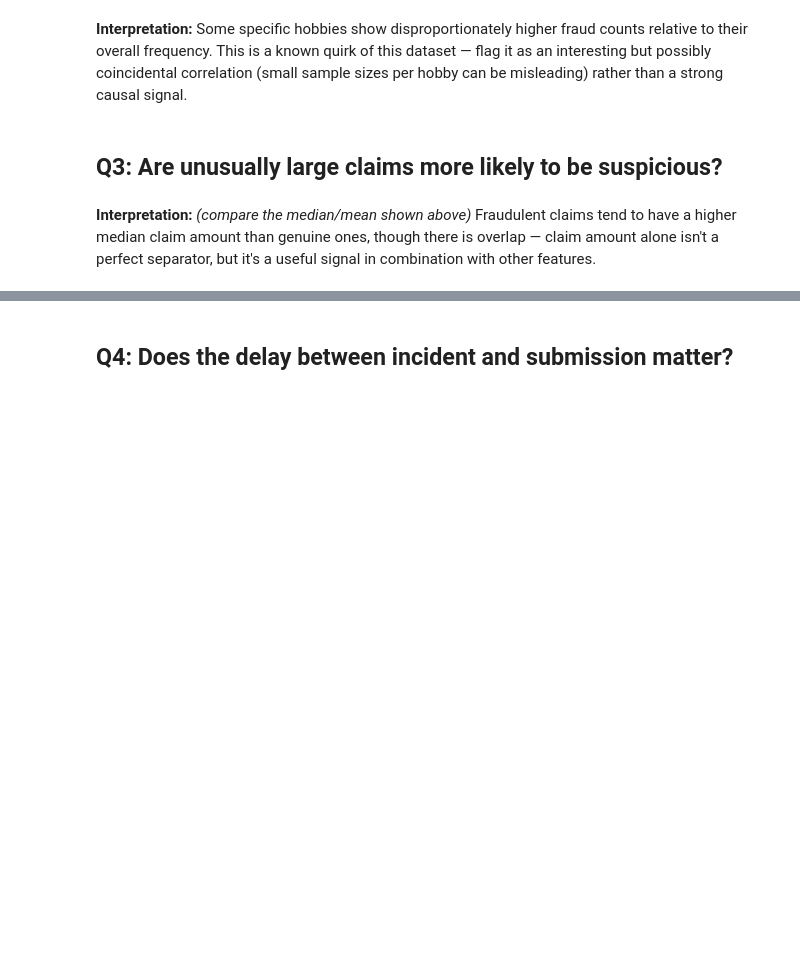
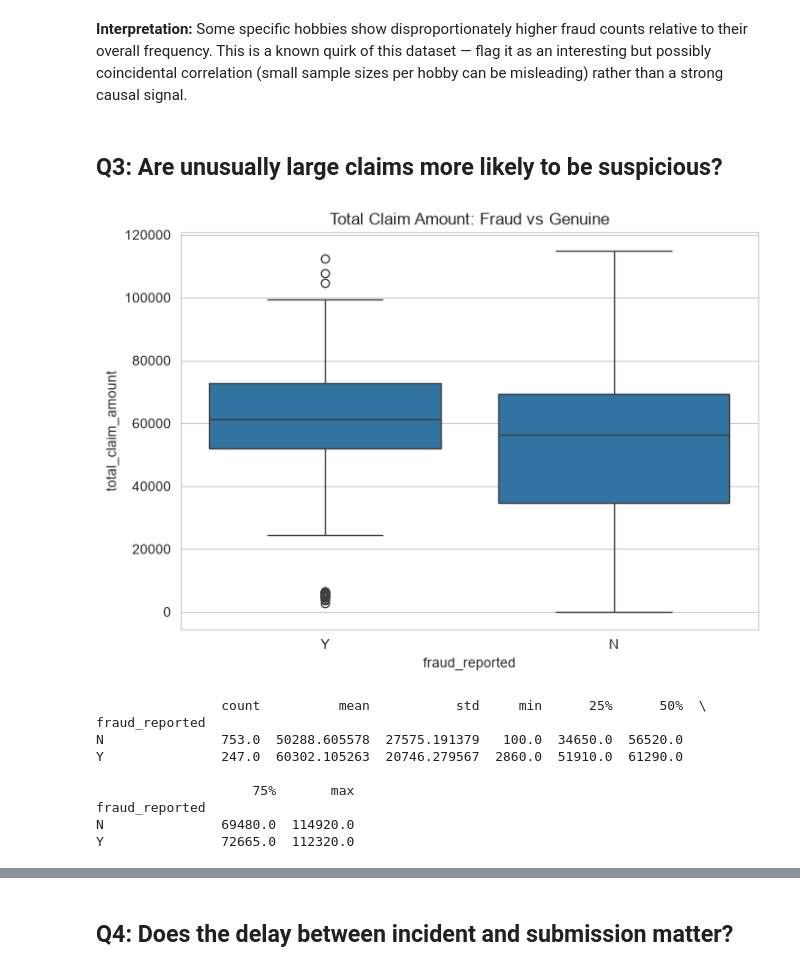
Before and after one commit to deedpak/insurance-claim-risk, a Jupyter notebook: notebooks/02_eda.ipynb, the cells around one changed output, grey strips where cells are left out. Saved outputs shown, nothing was run; the diff lists cells and outputs as text; code cells hidden in the pictures; blank space fills up the shorter version.

```diff
--- a/notebooks/02_eda.ipynb
+++ b/notebooks/02_eda.ipynb
@@ -21,6 +66,21 @@ plt.figure(figsize=(7,5))sns.countplot(data=df, x='insured_hobbies', hue='fraud_
 # %% [markdown]
 ## Q3: Are unusually large claims more likely to be suspicious?
 # %%
-plt.figure(figsize=(7,5))sns.boxplot(data=df, x='fraud_reported', y='total_claim_amount')plt.title('Total Claim Amount: Fraud vs Genuine')plt.tight_layout()plt.show()print(df.groupby('fraud_reported')['total_claim_amount'].describe())
+plt.figure(figsize=(7,5))
+sns.boxplot(data=df, x='fraud_reported', y='total_claim_amount')
+plt.title('Total Claim Amount: Fraud vs Genuine')
+plt.tight_layout()
+plt.show()
+
+print(df.groupby('fraud_reported')['total_claim_amount'].describe())
+# %% [output]
+[figure, added]
+                count          mean           std     min      25%      50%  \
+fraud_reported
+N               753.0  50288.605578  27575.191379   100.0  34650.0  56520.0
+Y               247.0  60302.105263  20746.279567  2860.0  51910.0  61290.0
+
+                    75%       max
+fraud_reported
+N               69480.0  114920.0
+Y               72665.0  112320.0
-# %% [markdown]
-**Interpretation:** *(compare the median/mean shown above)* Fraudulent claims tend to have a higher median claim amount than genuine ones, though there is overlap — claim amount alone isn't a perfect separator, but it's a useful signal in combination with other features.
```
Also changed, not shown: parts of 16 cells of this notebook, 1 other file.
